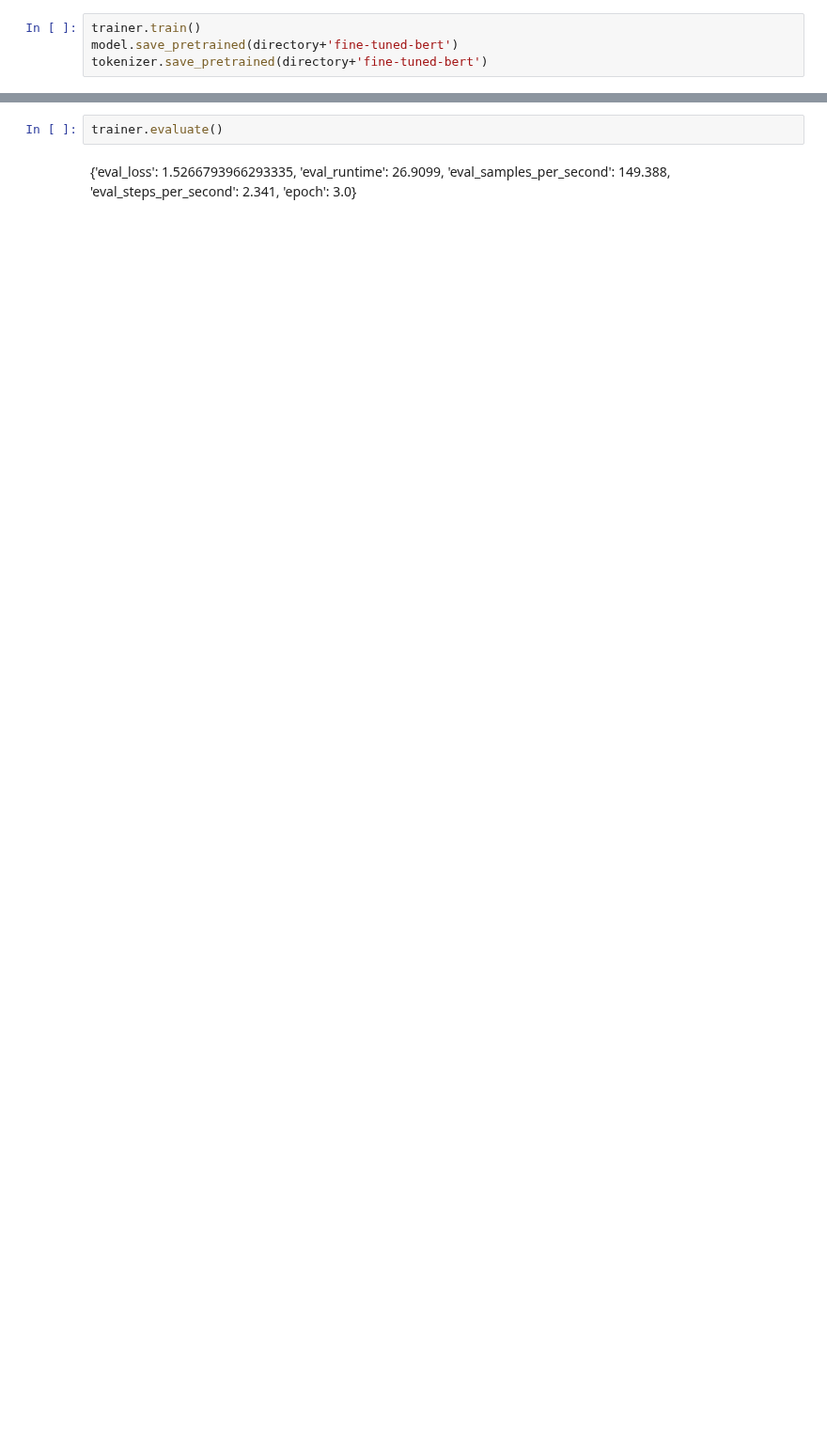
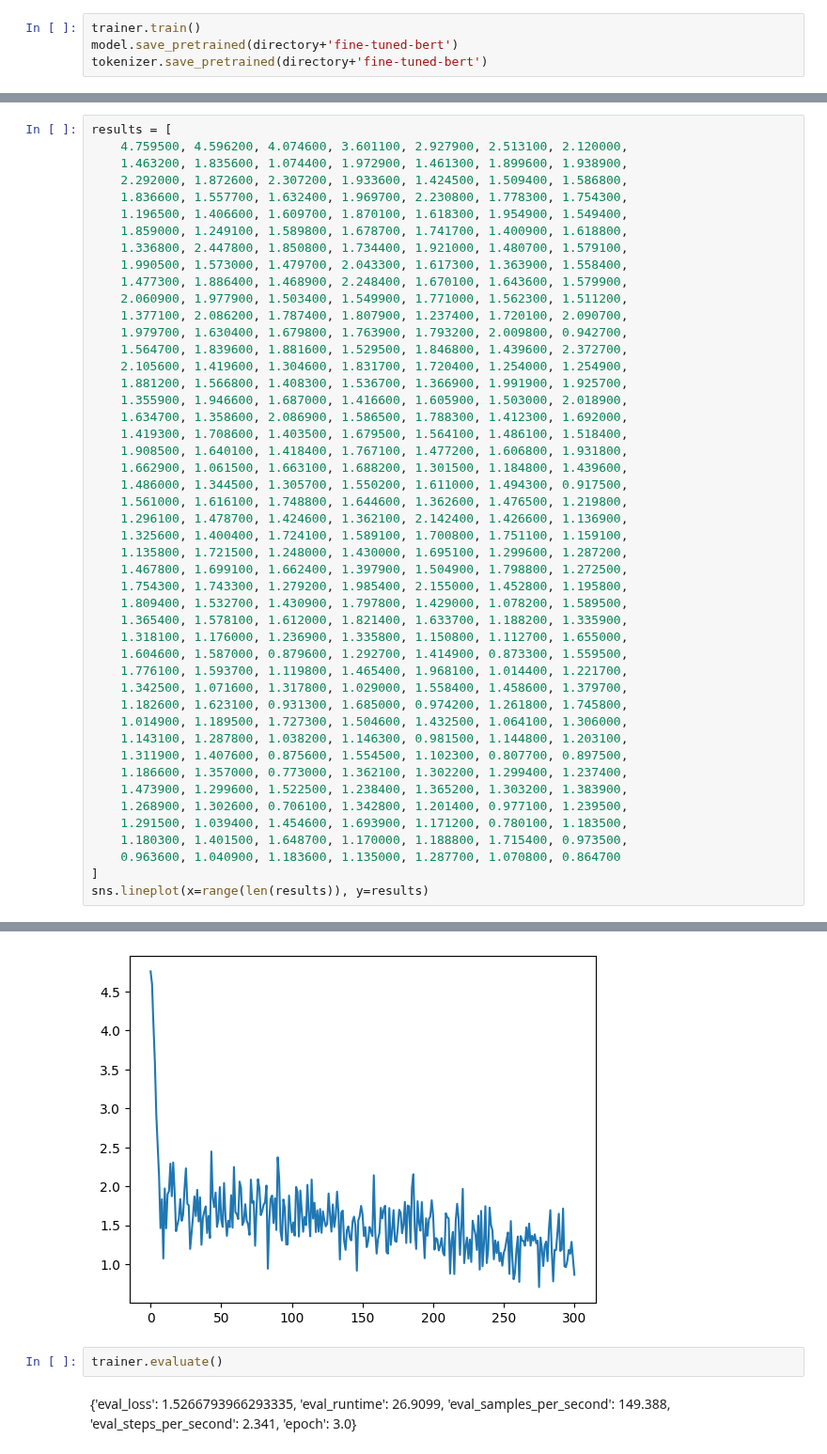
Before and after one commit to BenediktMehl/DataProcessingFinalProject, a Jupyter notebook: processing.ipynb, the cells around one changed output, grey strips where cells are left out. Shown at 94% size. Saved outputs shown, nothing was run; the diff lists cells and outputs as text; blank space fills up the shorter version.

```diff
--- a/processing.ipynb
+++ b/processing.ipynb
@@ -614,0 +296,48 @@ tokenizer.save_pretrained(directory+'fine-tuned-bert')
+# %%
+results = [
+    4.759500, 4.596200, 4.074600, 3.601100, 2.927900, 2.513100, 2.120000,
+    1.463200, 1.835600, 1.074400, 1.972900, 1.461300, 1.899600, 1.938900,
+    2.292000, 1.872600, 2.307200, 1.933600, 1.424500, 1.509400, 1.586800,
+    1.836600, 1.557700, 1.632400, 1.969700, 2.230800, 1.778300, 1.754300,
+    1.196500, 1.406600, 1.609700, 1.870100, 1.618300, 1.954900, 1.549400,
+    1.859000, 1.249100, 1.589800, 1.678700, 1.741700, 1.400900, 1.618800,
+    1.336800, 2.447800, 1.850800, 1.734400, 1.921000, 1.480700, 1.579100,
+    1.990500, 1.573000, 1.479700, 2.043300, 1.617300, 1.363900, 1.558400,
+    1.477300, 1.886400, 1.468900, 2.248400, 1.670100, 1.643600, 1.579900,
+    2.060900, 1.977900, 1.503400, 1.549900, 1.771000, 1.562300, 1.511200,
+    1.377100, 2.086200, 1.787400, 1.807900, 1.237400, 1.720100, 2.090700,
+    1.979700, 1.630400, 1.679800, 1.763900, 1.793200, 2.009800, 0.942700,
+    1.564700, 1.839600, 1.881600, 1.529500, 1.846800, 1.439600, 2.372700,
+    2.105600, 1.419600, 1.304600, 1.831700, 1.720400, 1.254000, 1.254900,
+    1.881200, 1.566800, 1.408300, 1.536700, 1.366900, 1.991900, 1.925700,
+    1.355900, 1.946600, 1.687000, 1.416600, 1.605900, 1.503000, 2.018900,
+    1.634700, 1.358600, 2.086900, 1.586500, 1.788300, 1.412300, 1.692000,
+    1.419300, 1.708600, 1.403500, 1.679500, 1.564100, 1.486100, 1.518400,
+    1.908500, 1.640100, 1.418400, 1.767100, 1.477200, 1.606800, 1.931800,
+    1.662900, 1.061500, 1.663100, 1.688200, 1.301500, 1.184800, 1.439600,
+    1.486000, 1.344500, 1.305700, 1.550200, 1.611000, 1.494300, 0.917500,
+    1.561000, 1.616100, 1.748800, 1.644600, 1.362600, 1.476500, 1.219800,
+    1.296100, 1.478700, 1.424600, 1.362100, 2.142400, 1.426600, 1.136900,
+    1.325600, 1.400400, 1.724100, 1.589100, 1.700800, 1.751100, 1.159100,
+    1.135800, 1.721500, 1.248000, 1.430000, 1.695100, 1.299600, 1.287200,
+    1.467800, 1.699100, 1.662400, 1.397900, 1.504900, 1.798800, 1.272500,
+    1.754300, 1.743300, 1.279200, 1.985400, 2.155000, 1.452800, 1.195800,
+    1.809400, 1.532700, 1.430900, 1.797800, 1.429000, 1.078200, 1.589500,
+    1.365400, 1.578100, 1.612000, 1.821400, 1.633700, 1.188200, 1.335900,
+    1.318100, 1.176000, 1.236900, 1.335800, 1.150800, 1.112700, 1.655000,
+    1.604600, 1.587000, 0.879600, 1.292700, 1.414900, 0.873300, 1.559500,
+    1.776100, 1.593700, 1.119800, 1.465400, 1.968100, 1.014400, 1.221700,
+    1.342500, 1.071600, 1.317800, 1.029000, 1.558400, 1.458600, 1.379700,
+    1.182600, 1.623100, 0.931300, 1.685000, 0.974200, 1.261800, 1.745800,
+    1.014900, 1.189500, 1.727300, 1.504600, 1.432500, 1.064100, 1.306000,
+    1.143100, 1.287800, 1.038200, 1.146300, 0.981500, 1.144800, 1.203100,
+    1.311900, 1.407600, 0.875600, 1.554500, 1.102300, 0.807700, 0.897500,
+    1.186600, 1.357000, 0.773000, 1.362100, 1.302200, 1.299400, 1.237400,
+    1.473900, 1.299600, 1.522500, 1.238400, 1.365200, 1.303200, 1.383900,
+    1.268900, 1.302600, 0.706100, 1.342800, 1.201400, 0.977100, 1.239500,
+    1.291500, 1.039400, 1.454600, 1.693900, 1.171200, 0.780100, 1.183500,
+    1.180300, 1.401500, 1.648700, 1.170000, 1.188800, 1.715400, 0.973500,
+    0.963600, 1.040900, 1.183600, 1.135000, 1.287700, 1.070800, 0.864700
+]
+sns.lineplot(x=range(len(results)), y=results)
+# %% [output]
@@ -615,3 +345,4 @@ tokenizer.save_pretrained(directory+'fine-tuned-bert')
+[figure, added]
 # %%
 trainer.evaluate()
 # %% [markdown]
```
Also changed, not shown: parts of 17 cells of this notebook, 7 other files.
